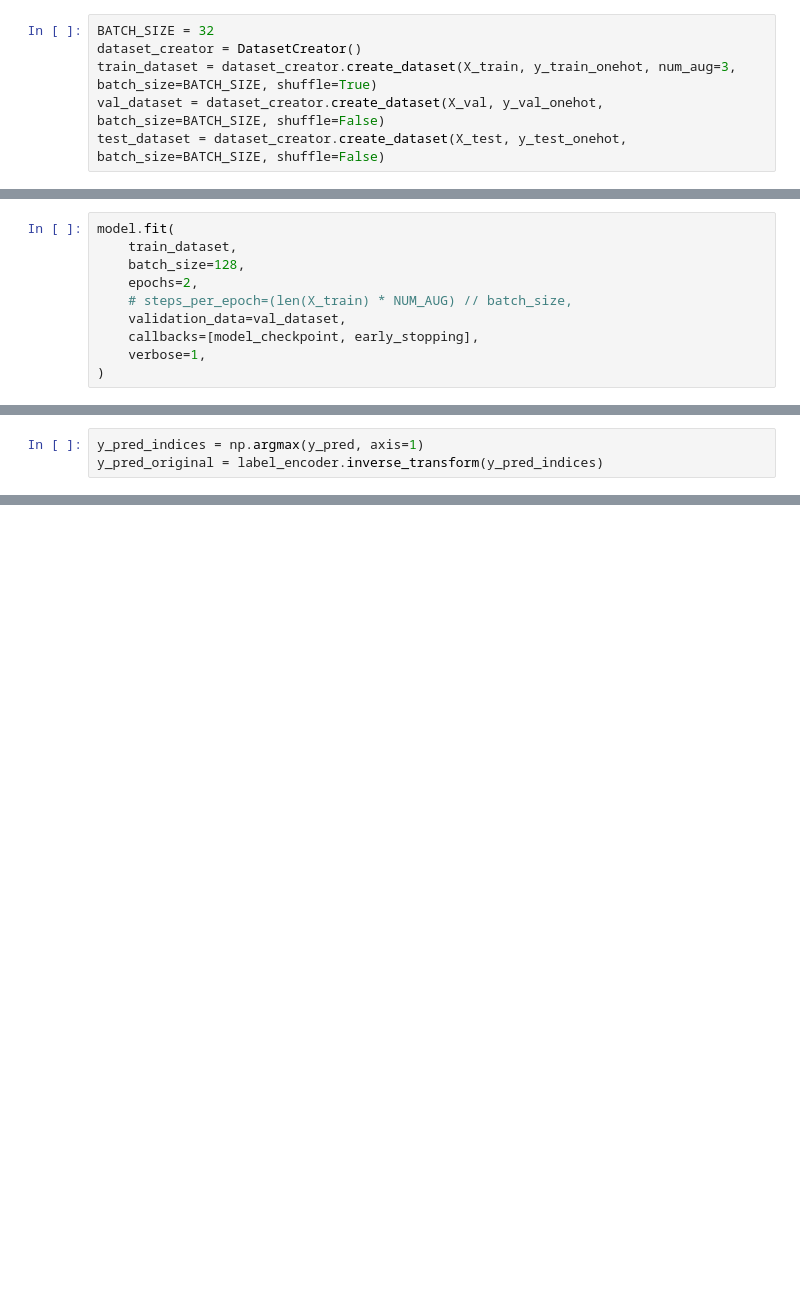
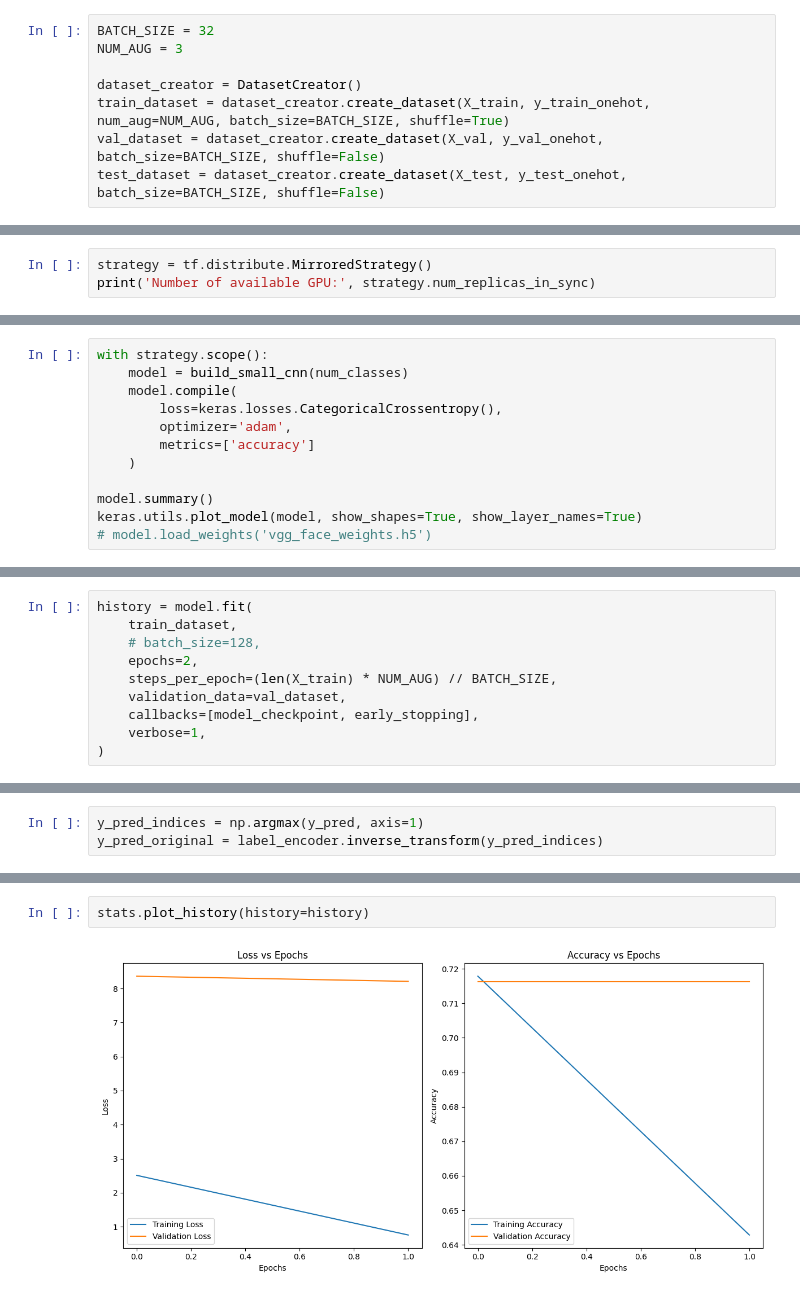
Before and after one commit to sceredi/VAR-wlals-recognition, a Jupyter notebook: signer_no_bg.ipynb, the cells around one changed output, grey strips where cells are left out. Cells and saved outputs as stored; diff of their text form; blank space fills up the shorter version.

Commit message:
refactor: add plot_history in ModelStatistics and fix notebook

```diff
--- a/signer_no_bg.ipynb
+++ b/signer_no_bg.ipynb
@@ -31,7 +36,9 @@ y_val_onehot = to_categorical(y_val_encoded, num_classes=num_classes)
 y_test_onehot = to_categorical(y_test_encoded, num_classes=num_classes)
 # %%
 BATCH_SIZE = 32
+NUM_AUG = 3
+
 dataset_creator = DatasetCreator()
-train_dataset = dataset_creator.create_dataset(X_train, y_train_onehot, num_aug=3, batch_size=BATCH_SIZE, shuffle=True)
+train_dataset = dataset_creator.create_dataset(X_train, y_train_onehot, num_aug=NUM_AUG, batch_size=BATCH_SIZE, shuffle=True)
 val_dataset = dataset_creator.create_dataset(X_val, y_val_onehot, batch_size=BATCH_SIZE, shuffle=False)
 test_dataset = dataset_creator.create_dataset(X_test, y_test_onehot, batch_size=BATCH_SIZE, shuffle=False)
@@ -95,0 +100,3 @@ keras.utils.plot_model(model, show_shapes=True, show_layer_names=True)
+# %%
+strategy = tf.distribute.MirroredStrategy()
+print('Number of available GPU:', strategy.num_replicas_in_sync)
@@ -95,0 +106,12 @@ keras.utils.plot_model(model, show_shapes=True, show_layer_names=True)
+# %%
+with strategy.scope():
+    model = build_small_cnn(num_classes)
+    model.compile(
+        loss=keras.losses.CategoricalCrossentropy(),
+        optimizer='adam',
+        metrics=['accuracy']
+    )
+
+model.summary()
+keras.utils.plot_model(model, show_shapes=True, show_layer_names=True)
+# model.load_weights('vgg_face_weights.h5')
@@ -118,9 +152,9 @@ model.compile(
 # %%
-model.fit(
+history = model.fit(
     train_dataset,
-    batch_size=128,
+    # batch_size=128,
     epochs=2,
-    # steps_per_epoch=(len(X_train) * NUM_AUG) // batch_size,
+    steps_per_epoch=(len(X_train) * NUM_AUG) // BATCH_SIZE,
     validation_data=val_dataset,
     callbacks=[model_checkpoint, early_stopping],
     verbose=1,
@@ -138 +190,5 @@ print(len(y_pred_original))
+# %%
+stats.plot_history(history=history)
+# %% [output]
+[figure, added]
 # %%
```
Also changed, not shown: parts of 13 cells of this notebook, 1 other file.
